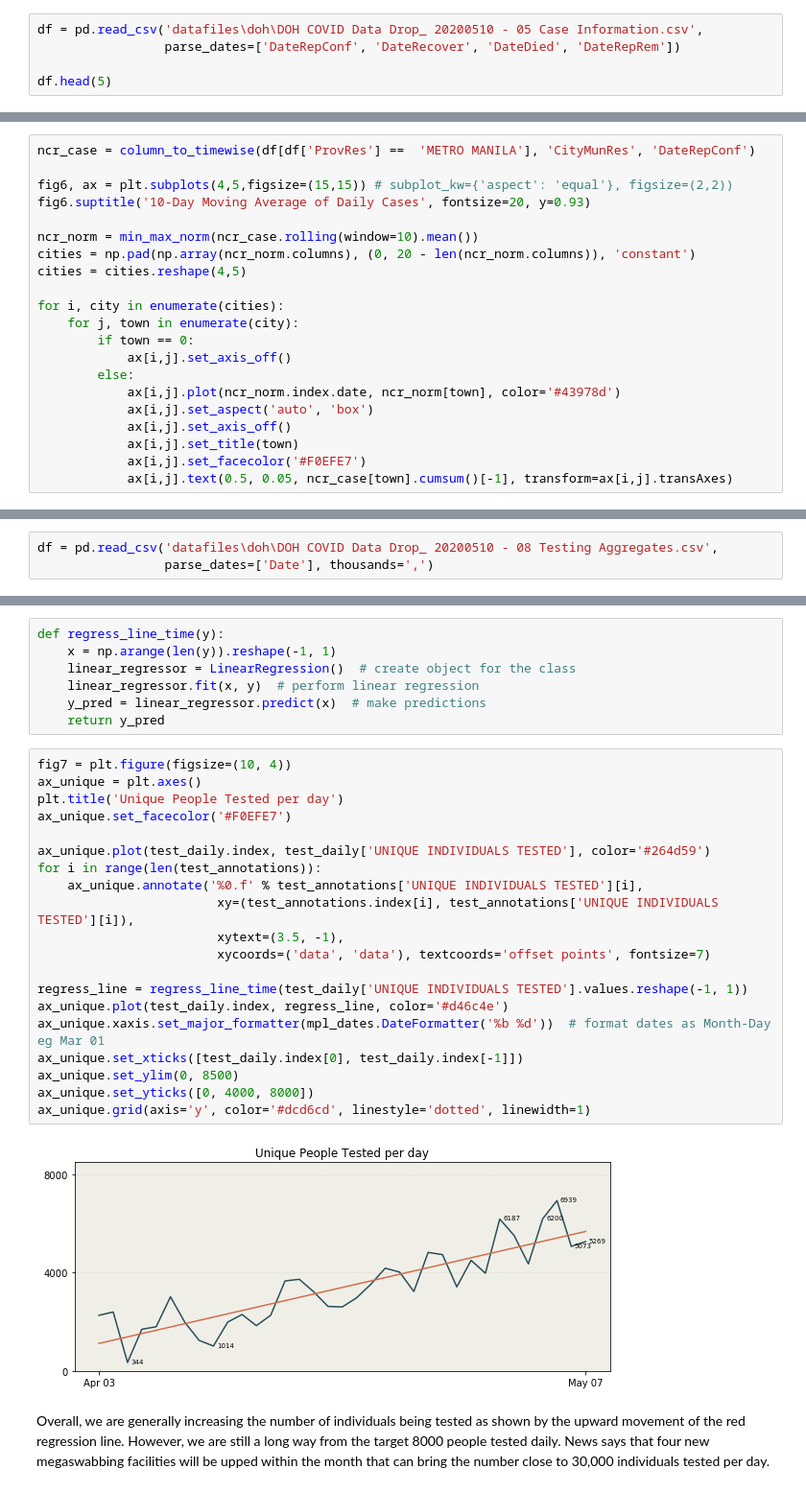
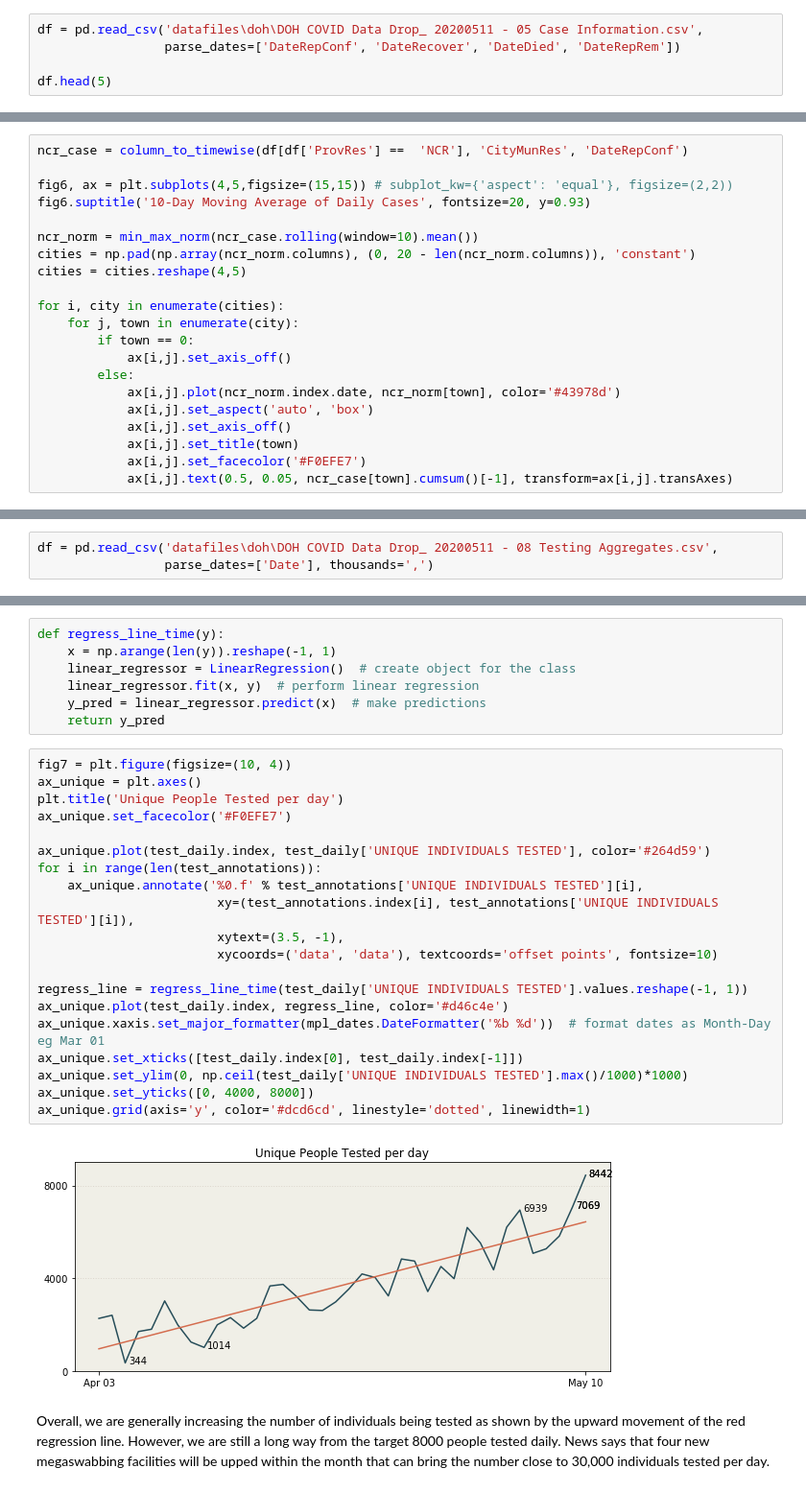
Before and after one commit to jpcajanding/Covid-19-Visualizations, a Jupyter notebook: philippines_charts.ipynb, the cells around one changed output, grey strips where cells are left out. Shown at 96% size. Saved outputs shown, nothing was run; the diff lists cells and outputs as text.

Commit message:
Added May 11 data.

```diff
--- a/philippines_charts.ipynb
+++ b/philippines_charts.ipynb
@@ -14,7 +14,7 @@ Data comes from the officially published data of the Department of Health in the
 # %% [markdown]
 Load the data from a csv file in the data folder (updated every 7 PM Philippine Time) and examine the contents
 # %%
-df = pd.read_csv('datafiles\doh\DOH COVID Data Drop_ 20200510 - 05 Case Information.csv',
+df = pd.read_csv('datafiles\doh\DOH COVID Data Drop_ 20200511 - 05 Case Information.csv',
                  parse_dates=['DateRepConf', 'DateRecover', 'DateDied', 'DateRepRem'])
 
 df.head(5)
@@ -446,5 +456,5 @@ def min_max_norm(df):
 # %%
-ncr_case = column_to_timewise(df[df['ProvRes'] ==  'METRO MANILA'], 'CityMunRes', 'DateRepConf')
+ncr_case = column_to_timewise(df[df['ProvRes'] ==  'NCR'], 'CityMunRes', 'DateRepConf')
 
 fig6, ax = plt.subplots(4,5,figsize=(15,15)) # subplot_kw={'aspect': 'equal'}, figsize=(2,2))
 fig6.suptitle('10-Day Moving Average of Daily Cases', fontsize=20, y=0.93)
@@ -495,7 +505,7 @@ fig.legend(labels=how_cases.columns.values,
 
 DOH keeps a different file on reporting their testing. Let's load it and plot the number of unique individual tested per day.
 # %%
-df = pd.read_csv('datafiles\doh\DOH COVID Data Drop_ 20200510 - 08 Testing Aggregates.csv',
+df = pd.read_csv('datafiles\doh\DOH COVID Data Drop_ 20200511 - 08 Testing Aggregates.csv',
                  parse_dates=['Date'], thousands=',')
 # %%
 columns = [col for col in df.columns if col not in ['Name of Health Facility/Laboratory', 'Abbrev of Health Facility',
@@ -517,24 +527,24 @@ def regress_line_time(y):
 # %%
 fig7 = plt.figure(figsize=(10, 4))
 ax_unique = plt.axes()
 plt.title('Unique People Tested per day')
 ax_unique.set_facecolor('#F0EFE7')
 
 ax_unique.plot(test_daily.index, test_daily['UNIQUE INDIVIDUALS TESTED'], color='#264d59')
 for i in range(len(test_annotations)):
     ax_unique.annotate('%0.f' % test_annotations['UNIQUE INDIVIDUALS TESTED'][i],
                         xy=(test_annotations.index[i], test_annotations['UNIQUE INDIVIDUALS TESTED'][i]),
                         xytext=(3.5, -1),
-                        xycoords=('data', 'data'), textcoords='offset points', fontsize=7)
+                        xycoords=('data', 'data'), textcoords='offset points', fontsize=10)
 
 regress_line = regress_line_time(test_daily['UNIQUE INDIVIDUALS TESTED'].values.reshape(-1, 1))
 ax_unique.plot(test_daily.index, regress_line, color='#d46c4e')
 ax_unique.xaxis.set_major_formatter(mpl_dates.DateFormatter('%b %d'))  # format dates as Month-Day eg Mar 01
 ax_unique.set_xticks([test_daily.index[0], test_daily.index[-1]])
-ax_unique.set_ylim(0, 8500)
+ax_unique.set_ylim(0, np.ceil(test_daily['UNIQUE INDIVIDUALS TESTED'].max()/1000)*1000)
 ax_unique.set_yticks([0, 4000, 8000])
 ax_unique.grid(axis='y', color='#dcd6cd', linestyle='dotted', linewidth=1)
 # %% [output]
-[figure, old version]
+[figure, new version]
 # %% [markdown]
 Overall, we are generally increasing the number of individuals being tested as shown by the upward movement of the red regression line. However, we are still a long way from the target 8000 people tested daily. News says that four new megaswabbing facilities will be upped within the month that can bring the number close to 30,000 individuals tested per day.
```
Also changed, not shown: parts of 12 cells of this notebook, 5 other files.
